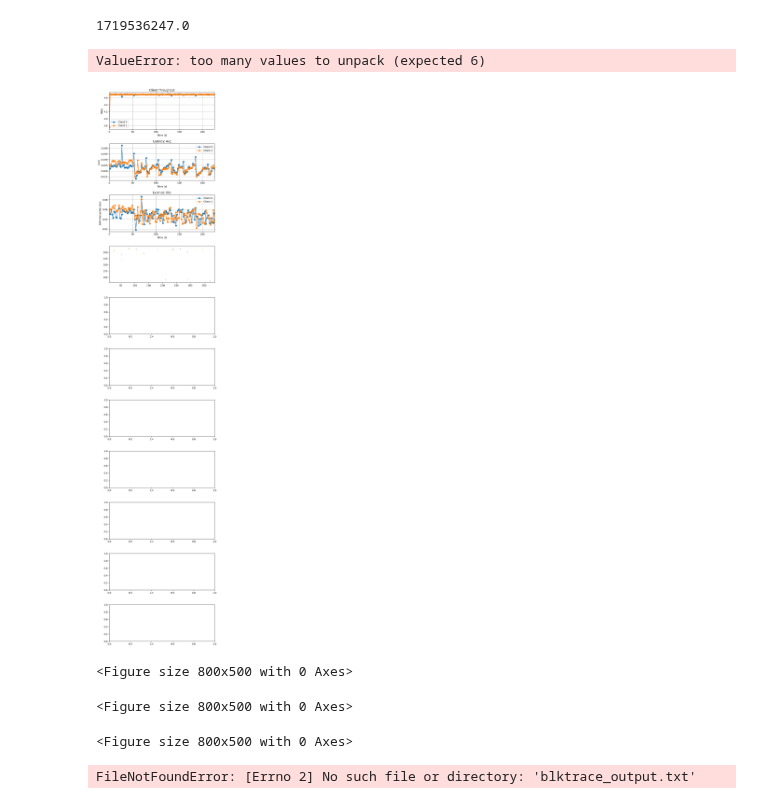
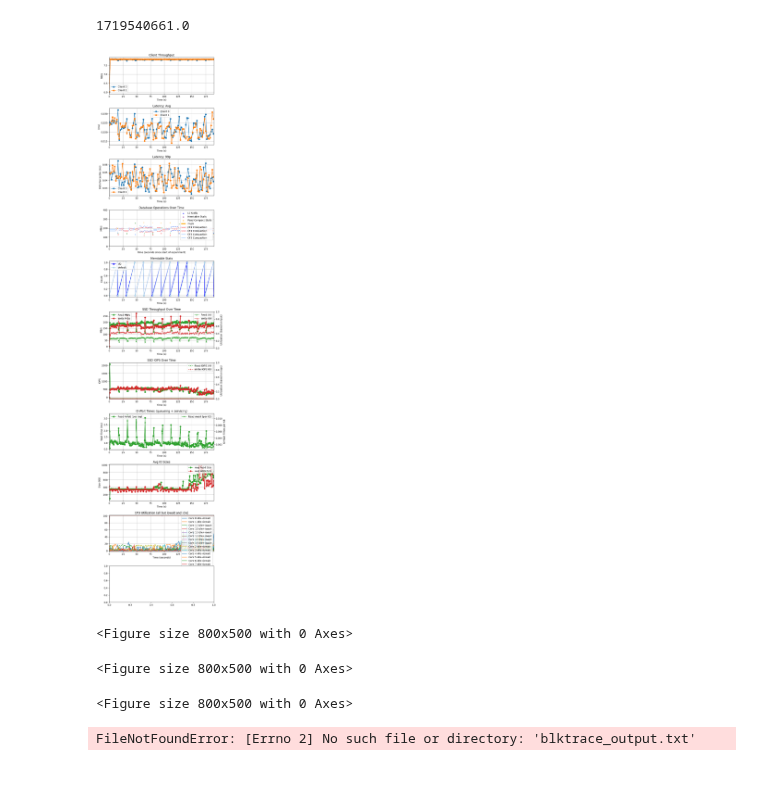
Before and after one commit to tyler-griggs/YCSB-cpp, a Jupyter notebook: analysis.ipynb, the cells around one changed output. Cells and saved outputs as stored; diff of their text form; code cells hidden in the pictures; blank space fills up the shorter version.

```diff
--- a/analysis.ipynb
+++ b/analysis.ipynb
@@ -429,13 +429,14 @@ def plot_rocksdb_events(output_file, axs, experiment_start_time, xlim, fig_loc):
 
     # Plot Compaction Events
     for cf_name in compaction_data:
-        start_time, end_time, read_rate, write_rate, output_level = compaction_data[cf_name]
-        color = get_compaction_color(cf_name, output_level)
-        if cf_name == 'default':
-            label = 'CF1 Compaction'
-        elif cf_name == 'cf2':
-            label = 'CF2 Compaction'
-        axs[fig_loc[0]].hlines(write_rate, start_time - experiment_start_time, end_time - experiment_start_time, colors=color, linewidth=2, label=label if compaction_data.index((start_time, end_time, read_rate, write_rate, output_level)) == 0 else "")
+        for start_time, end_time, read_rate, write_rate, output_level in compaction_data[cf_name]:
+            color = get_compaction_color(cf_name, output_level)
+            if cf_name == 'default':
+                label = 'CF1 Compaction'
+            elif cf_name == 'cf2':
+                label = 'CF2 Compaction'
+            axs[fig_loc[0]].hlines(write_rate, start_time - experiment_start_time, end_time - experiment_start_time, colors=color, linewidth=2, label=label if compaction_data[cf_name].index((start_time, end_time, read_rate, write_rate, output_level)) == 0 else "")
+            axs[fig_loc[0]].hlines(read_rate, start_time - experiment_start_time, end_time - experiment_start_time, colors=color, linewidth=2, label=label if compaction_data[cf_name].index((start_time, end_time, read_rate, write_rate, output_level)) == 0 else "")
 
     for i in range(len(memtable_stop_timestamps)):
         memtable_stop_ts = memtable_stop_timestamps[i]
@@ -452,10 +453,23 @@ def plot_rocksdb_events(output_file, axs, experiment_start_time, xlim, fig_loc):
         outfile.write(f"end_points:{[(start_time + duration) - experiment_start_time for start_time,_,duration,_ in flush_data]}\n")
 
         outfile.write(f"metric-compaction\n")
-        outfile.write(f"cf_names:{[cf for _, _, _, _, _, cf in compaction_data]}\n")
-        outfile.write(f"rates:{[write_rate for _, _, _, write_rate, _, _ in compaction_data]}\n")
-        outfile.write(f"start_points:{[start_time - experiment_start_time for start_time, _, _, _, _, _ in compaction_data]}\n")
-        outfile.write(f"end_points:{[end_time - experiment_start_time for _, end_time, _, _, _, _ in compaction_data]}\n")
+        all_cfs = []
+        all_read_rates = []
+        all_write_rates = []
+        all_start_points = []
+        all_end_points = []
+        for cf in compaction_data:
+            for start_time, end_time, read_rate, write_rate, _ in compaction_data[cf]:
+                all_read_rates.append(read_rate)
+                all_write_rates.append(write_rate)
+                all_start_points.append(start_time)
+                all_end_points.append(end_time)
+                all_cfs.append(cf)
+        outfile.write(f"cf_names:{all_cfs}\n")
+        outfile.write(f"read_rates:{all_read_rates}\n")
+        outfile.write(f"write_rates:{all_write_rates}\n")
+        outfile.write(f"start_points:{[start_time - experiment_start_time for start_time in all_start_points]}\n")
+        outfile.write(f"end_points:{[end_time - experiment_start_time for end_time in all_end_points]}\n")
 
         outfile.write(f"metric-memtable_stops\n")
         outfile.write(f"time_points:{memtable_stop_timestamps}\n")
@@ -687,33 +701,32 @@ def plot_cpu_util(output_file, axs, start_time_shift, xlim, fig_loc):
 # %%
 import time
 
 def generate_plots(xlim, output_file):
   _, axs = plt.subplots(11, 1, figsize=(8, 42))
   plt.subplots_adjust(hspace=0.4)
   start_time = plot_client_results(output_file, axs, xlim)
   plot_rocksdb_events(output_file, axs, start_time, xlim, (3,0))
   plot_memtable_stats(output_file, axs, start_time, xlim, (4,0))
 
   start_time_shift = 0
   plot_overall_tputs(output_file, axs, start_time_shift, xlim, (5,0))
   plot_overall_iops(output_file, axs, start_time_shift, xlim, (6,0))
   plot_io_waittimes(output_file, axs, start_time_shift, xlim, (7,0))
   plot_io_reqsize(output_file, axs, start_time_shift, xlim, (8,0))
   plot_cpu_util(output_file, axs, start_time_shift, xlim, (9,0))
 
   # plot_level_stats(output_file, axs, (10, 0))
   plt.show()
 
-xlim = (0, 226)
+xlim = (0, 190)
 output_file = "results/timeseries_" + str(int(time.time())) + ".txt"
 generate_plots(xlim, output_file)
 # %% [output]
-1719536247.0
+1719540661.0
+[figure, new version]
-ValueError: too many values to unpack (expected 6)
+<Figure size 800x500 with 0 Axes>
-[figure, old version]
 <Figure size 800x500 with 0 Axes>
 <Figure size 800x500 with 0 Axes>
-<Figure size 800x500 with 0 Axes>
 # %%
 import pandas as pd
 
```
Also changed, not shown: 2 other files.
